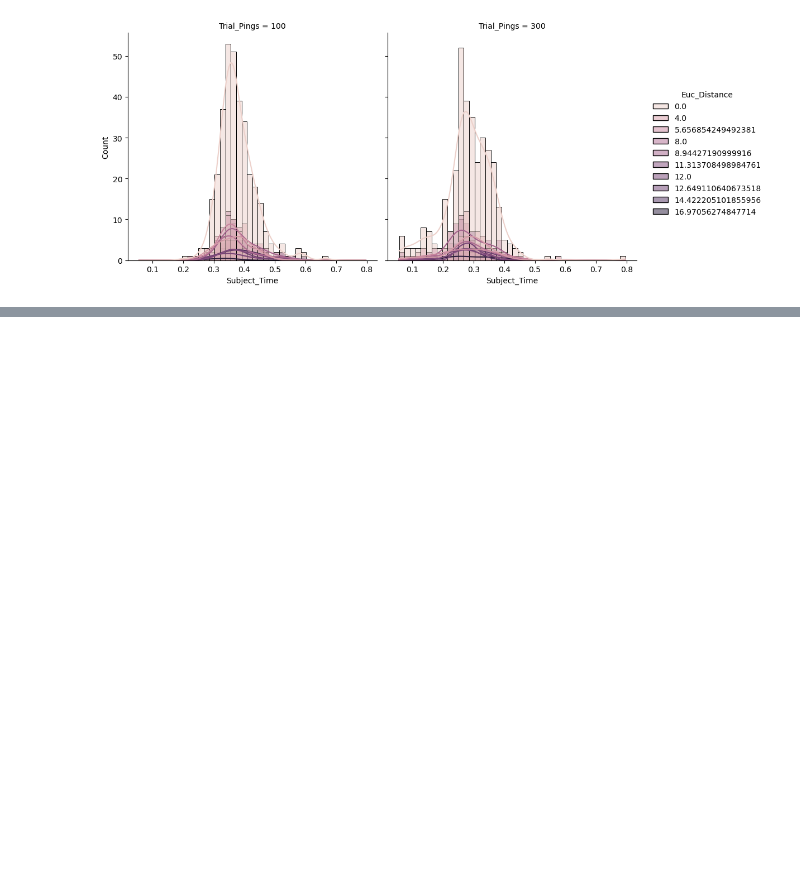
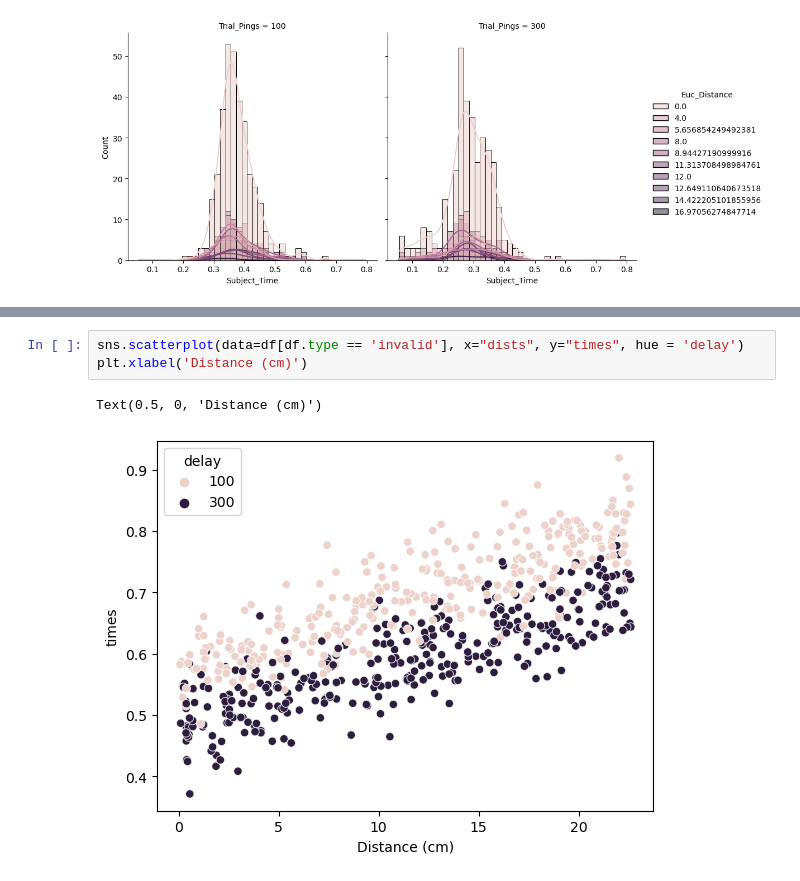
Before and after one commit to kadirberatyildirim/Neuroscience-Projects, a Jupyter notebook: attention_project/analysis.ipynb, the cells around one changed output, grey strips where cells are left out. Saved outputs shown, nothing was run; the diff lists cells and outputs as text; blank space fills up the shorter version.

```diff
--- a/attention_project/analysis.ipynb
+++ b/attention_project/analysis.ipynb
@@ -192,0 +218,6 @@ df.to_csv('KBY_nogrid_1input_10-Nov-2022 13:10:44_session_data.csv')
+# %%
+sns.scatterplot(data=df[df.type == 'invalid'], x="dists", y="times", hue = 'delay')
+plt.xlabel('Distance (cm)')
+# %% [output]
+Text(0.5, 0, 'Distance (cm)')
+[figure, added]
```
Also changed, not shown: parts of 28 cells of this notebook, 1 other file.
